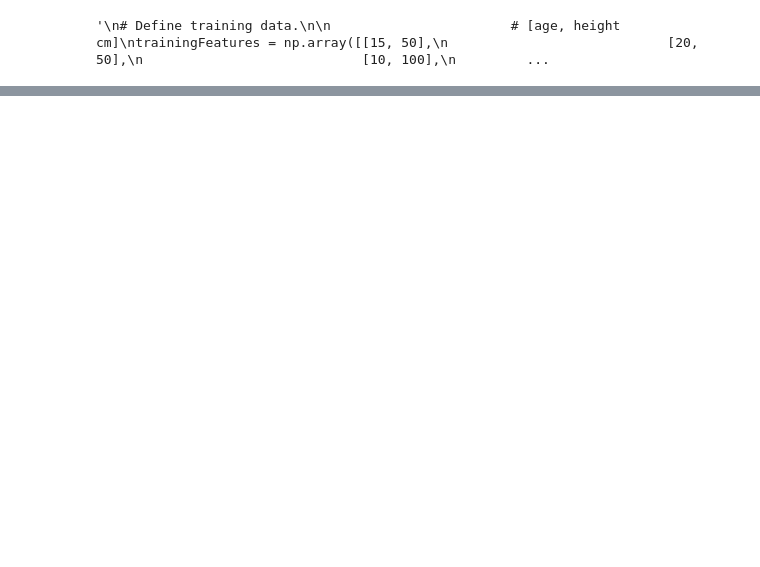
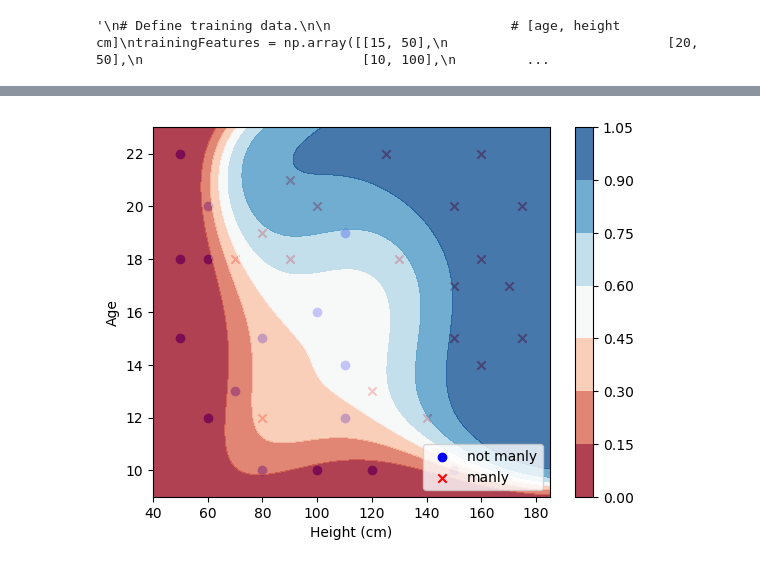
Before and after one commit to ArturKosma/Learning, a Jupyter notebook: ai/logisticRegression/LogisticRegression_FeatureScalingOverfittingGeneralization.ipynb, the cells around one changed output, grey strips where cells are left out. Drawn from its saved outputs; the diff is of its cells as text; code cells hidden in the pictures; blank space fills up the shorter version.

```diff
--- a/ai/logisticRegression/LogisticRegression_FeatureScalingOverfittingGeneralization.ipynb
+++ b/ai/logisticRegression/LogisticRegression_FeatureScalingOverfittingGeneralization.ipynb
@@ -353,0 +427,38 @@ plot_decision_boundary(degree, trained_weights, trained_bias)
+# %%
+# Define training function with regularization.
+
+def train_logistic_regression_reg(X, Y, w_start, b_start, alpha, num_iter, lambda_):
+    # inputs:
+    # X [ndarray : Shape(m,n)] - Training data.
+    # Y [ndarray : Shape(m)] - Results for the training data.
+    # w_start [ndarray : Shape(n,)] - Starting weights.
+    # b_start [scalar] - Starting bias.
+    # alpha [scalar] - Step size.
+    # num_iter [scalar] - Number of iterations.
+    # returns:
+    # weights [ndarray : Shape(n,)] - Trained weights for n-features.
+    # bias [scalar] - Trained bias.
+    # cost_history [ndarray : Shape(num_iter,)] - History of cost during training.
+
+    weights = copy.deepcopy(w_start)
+    bias = b_start
+    cost_history = np.zeros((num_iter,))
+
+    for i in range(num_iter):
+        dj_dw, dj_db = compute_gradient_reg(X, weights, bias, Y, lambda_)
+
+        weights = weights - alpha * dj_dw
+        bias = bias - alpha * dj_db
+        cost_history[i] = compute_cost_reg(X, weights, bias, Y, lambda_)
+
+        if(i % 100 == 0):
+            print(f'Cost at iteration {i} : {cost_history[i]}')
+
+    return weights, bias, cost_history
+# %%
+# Do the training with regularization.
+
+# Perform training.
+trained_weights, trained_bias, cost_history = train_logistic_regression_reg(trainigFeatures_poly, trainingResults, weights_start, 0.01, 0.5, 5000, 0.3)
+
+print(f'found weights: {trained_weights}, found bias: {trained_bias}')
@@ -353,0 +483,4 @@ plot_decision_boundary(degree, trained_weights, trained_bias)
+# %%
+plot_decision_boundary(degree, trained_weights, trained_bias)
+# %% [output]
+[figure, added]
```
Also changed, not shown: parts of 14 cells of this notebook.
